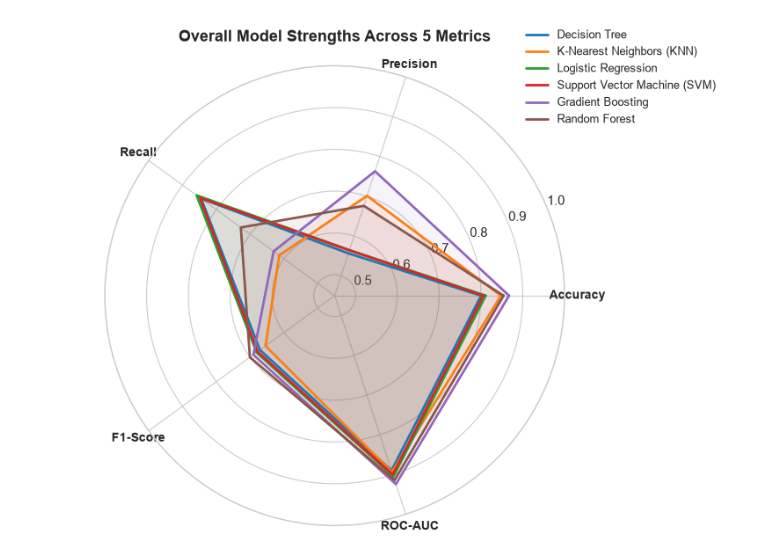
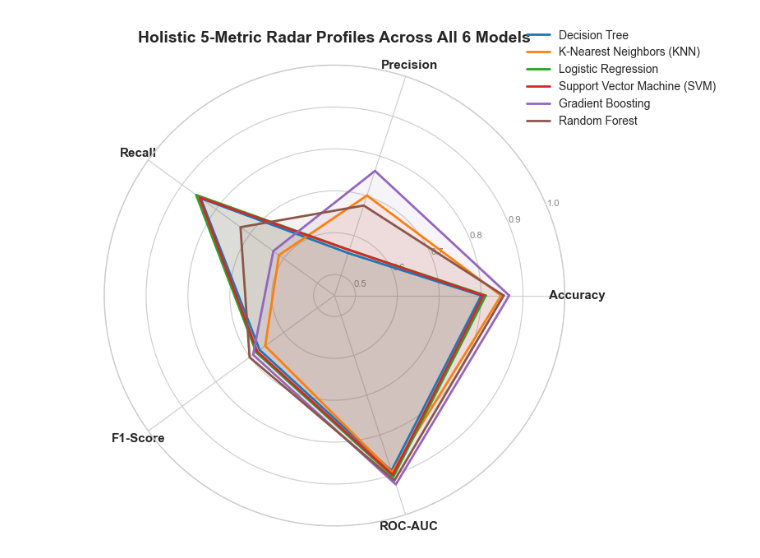
Before and after one commit to mln414/predicting-adult-income-level, a Jupyter notebook: group_model_comparison.ipynb, the cells around one changed output. Cells and saved outputs as stored; diff of their text form; code cells hidden in the pictures.

```diff
--- a/group_model_comparison.ipynb
+++ b/group_model_comparison.ipynb
@@ -40,7 +40,7 @@ import matplotlib.pyplot as plt
 import seaborn as sns
 from pathlib import Path
 
-# Clean visual style
+# Configure plotting aesthetic
 plt.style.use('seaborn-v0_8-whitegrid' if 'seaborn-v0_8-whitegrid' in plt.style.available else 'default')
 plt.rcParams['font.sans-serif'] = 'Arial'
 plt.rcParams['font.size'] = 11
@@ -74,13 +74,14 @@ for file_path in sorted(results_dir.glob("*.json")):
         "Member Name": meta["name"],
         "Model": meta["model"],
         "Accuracy": float(metrics.get("Accuracy") or metrics.get("accuracy") or 0.0),
+        "Balanced Accuracy": float(metrics.get("Balanced_Accuracy") or metrics.get("balanced_accuracy") or 0.0),
         "Precision": float(metrics.get("Precision") or metrics.get("precision") or 0.0),
         "Recall": float(metrics.get("Recall") or metrics.get("recall") or 0.0),
         "F1-Score": float(metrics.get("F1_Score") or metrics.get("f1_score") or 0.0),
         "ROC-AUC": float(metrics.get("ROC_AUC") or metrics.get("roc_auc") or 0.0),
-        "Best Parameters": params
+        "Hyperparameters": params
     })
 
 comparison_df = pd.DataFrame(records)
-print(f"[OK] Successfully loaded {len(comparison_df)} model results from: {results_dir}")
+print(f"[+] Successfully loaded {len(comparison_df)} model results from: {results_dir}")
 # %% [output]
@@ -114,12 +124,3 @@ formatted_table
 | 3 | IT25103014 | Weerarathna N.H | Support Vector Machine (SVM) | 80.56% | 0.5642 | 0.8489 | 0.6779 | 0.9001 |
 | 4 | IT25102064 | Wickramasinghe G.D.M.H | K-Nearest Neighbors (KNN) | 84.79% | 0.7011 | 0.6140 | 0.6546 | 0.8938 |
 | 5 | IT25101220 | Lakshan H.M.K | Decision Tree | 80.04% | 0.5565 | 0.8450 | 0.6711 | 0.8899 |
-# %%
-# Quick look at the tuned settings for each model
-print("=" * 70)
-print("BEST HYPERPARAMETERS CHOSEN BY TUNING")
-print("=" * 70)
-for _, row in comparison_df.iterrows():
-    print(f"\n* {row['Model']} ({row['Member Name']} - {row['Student ID']}):")
-    for param_name, param_val in row['Best Parameters'].items():
-        print(f"    - {param_name}: {param_val}")
@@ -147,0 +127,9 @@ Here are simple, visual comparisons to show during the viva presentation.
+# %%
+# Inspection of optimal hyperparameters selected via GridSearch / validation across members
+print("=" * 80)
+print("OPTIMAL HYPERPARAMETER CONFIGURATIONS BY MEMBER")
+print("=" * 80)
+for idx, row in comparison_df.iterrows():
+    print(f"\n[{row['Student ID']}] {row['Member Name']} -> {row['Model']}:")
+    for k, v in row['Hyperparameters'].items():
+        print(f"    - {k}: {v}")
@@ -206,28 +253,31 @@ plt.show()
 # %%
-# Chart 3: Spider / Radar Chart (Overall Profile)
+# Visual 4: 5-Dimensional Radar / Spider Chart
 categories = ["Accuracy", "Precision", "Recall", "F1-Score", "ROC-AUC"]
 N = len(categories)
 
 angles = [n / float(N) * 2 * np.pi for n in range(N)]
-angles += angles[:1]
+angles += angles[:1]  # Complete loop
 
-fig, ax = plt.subplots(figsize=(7.5, 7.5), subplot_kw=dict(polar=True))
+fig, ax = plt.subplots(figsize=(8, 8), subplot_kw=dict(polar=True))
+
 palette = sns.color_palette("tab10", len(comparison_df))
 
 for idx, (_, row) in enumerate(comparison_df.iterrows()):
     values = [row[m] for m in categories]
     values += values[:1]
-    ax.plot(angles, values, linewidth=2, label=row["Model"], color=palette[idx])
+    ax.plot(angles, values, linewidth=2, linestyle='solid', label=row["Model"], color=palette[idx])
     ax.fill(angles, values, color=palette[idx], alpha=0.08)
 
 ax.set_xticks(angles[:-1])
-ax.set_xticklabels(categories, fontsize=10, fontweight='bold')
+ax.set_xticklabels(categories, fontsize=11, fontweight='bold')
 ax.set_ylim(0.45, 1.0)
-ax.set_title("Overall Model Strengths Across 5 Metrics", fontsize=13, fontweight='bold', pad=20)
-ax.legend(loc='upper right', bbox_to_anchor=(1.35, 1.1), fontsize=9)
+ax.set_yticks([0.5, 0.6, 0.7, 0.8, 0.9, 1.0])
+ax.set_yticklabels(["0.5", "0.6", "0.7", "0.8", "0.9", "1.0"], color="grey", size=8)
+ax.set_title("Holistic 5-Metric Radar Profiles Across All 6 Models", fontsize=14, fontweight='bold', pad=20)
+ax.legend(loc='upper right', bbox_to_anchor=(1.35, 1.1), fontsize=10)
 
 plt.tight_layout()
 plt.savefig("results/eda_visualizations/models/group_radar_profiles.png", dpi=300, bbox_inches='tight')
 plt.show()
 # %% [output]
-[figure, old version]
+[figure, new version]
```
Also changed, not shown: parts of 17 cells of this notebook, 4 other files.
